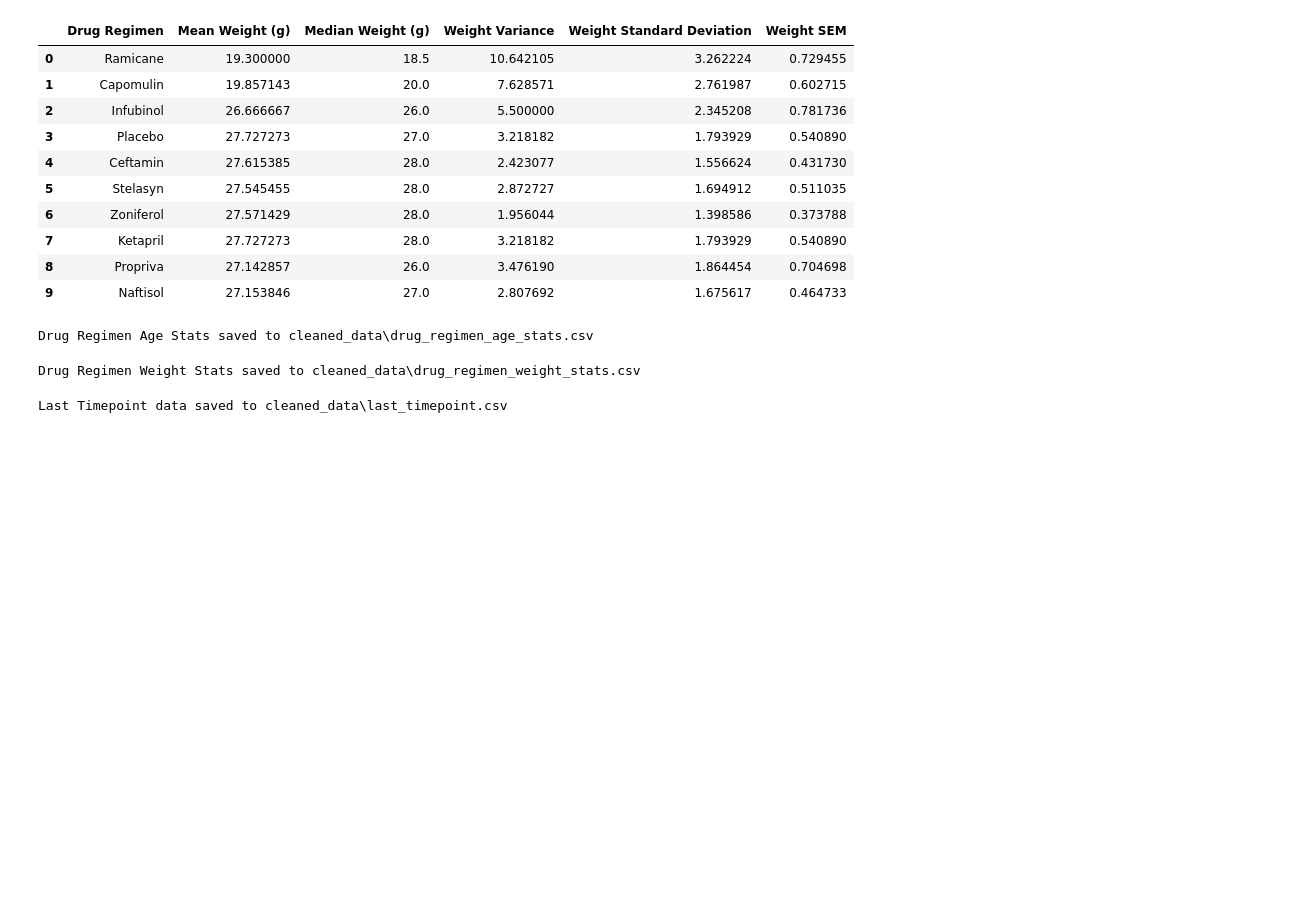
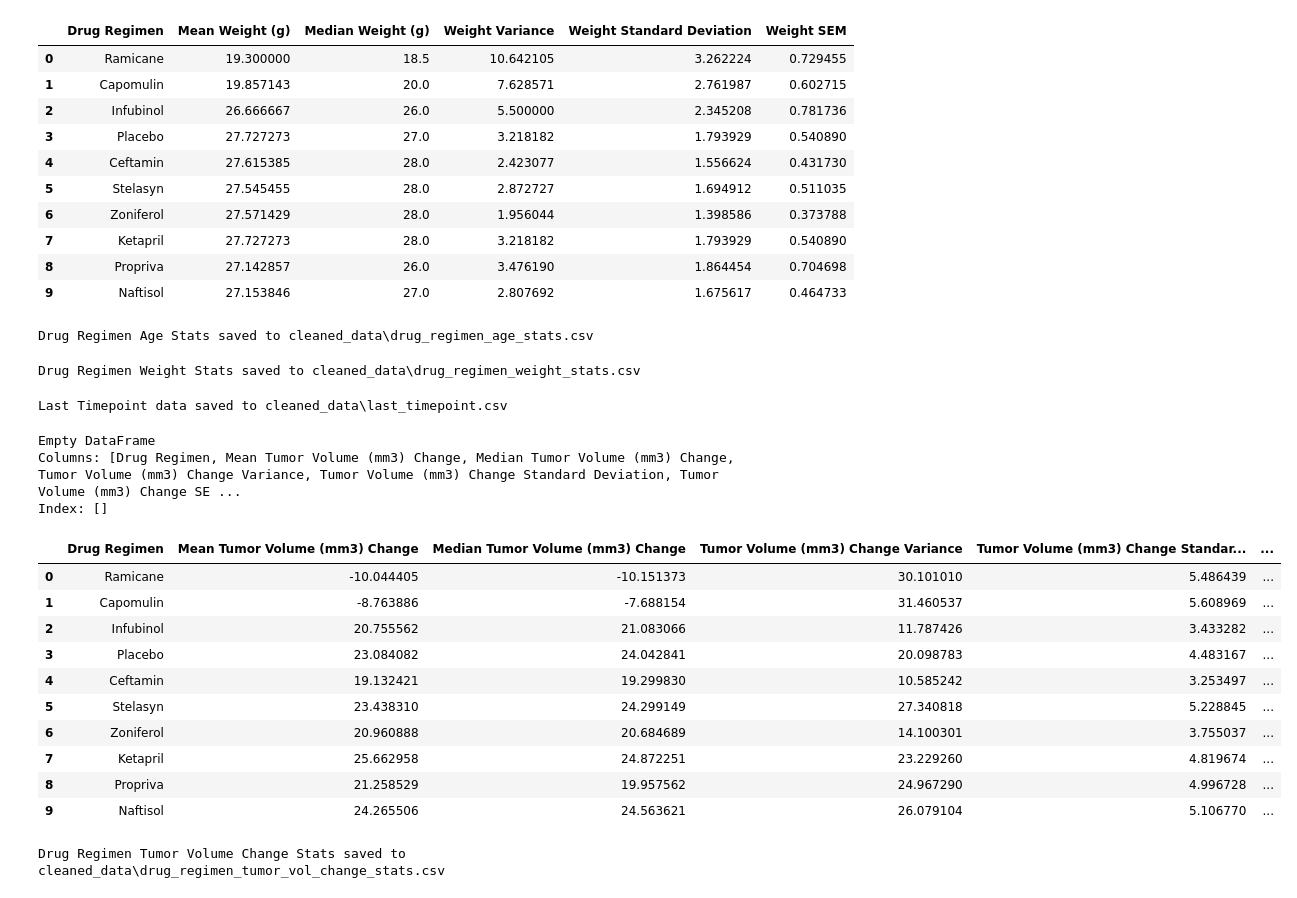
Before and after one commit to Jon-Pierson/pymaceuticals_capomulin_study, a Jupyter notebook: capomulin_data_analysis.ipynb, the cells around one changed output. Cells and saved outputs as stored; diff of their text form; code cells hidden in the pictures; blank space fills up the shorter version.

```diff
--- a/capomulin_data_analysis.ipynb
+++ b/capomulin_data_analysis.ipynb
@@ -412,3 +412,57 @@ last_timepoint.to_csv(last_timepoint_path, index=False)
 print(f"Last Timepoint data saved to {last_timepoint_path}")
 # %% [output]
 Last Timepoint data saved to cleaned_data\last_timepoint.csv
+# %%
+# Generate a summary statistics table of mean, median, variance, standard deviation, and SEM of the tumor change in volume for each drug regimen
+# Create a DataFrame to hold tumor volume change statistical analysis for each Drug Regimen: mean, median, variance, standard deviation, and SEM
+drug_regimen_tumor_volume_change_stats = pd.DataFrame(columns=["Drug Regimen", "Mean Tumor Volume (mm3) Change", "Median Tumor Volume (mm3) Change", "Tumor Volume (mm3) Change Variance", "Tumor Volume (mm3) Change Standard Deviation", "Tumor Volume (mm3) Change SEM"])
+print(drug_regimen_tumor_volume_change_stats)
+# %% [output]
+Empty DataFrame
+Columns: [Drug Regimen, Mean Tumor Volume (mm3) Change, Median Tumor Volume (mm3) Change, Tumor Volume (mm3) Change Variance, Tumor Volume (mm3) Change Standard Deviation, Tumor Volume (mm3) Change SE ...
+Index: []
+# %%
+tumor_vol_change_stats_list = []
+
+for drug in drug_regimens:
+    drug_data = last_timepoint[last_timepoint["Drug Regimen"] == drug]
+    mean_tumor_vol_change = drug_data["Tumor Volume (mm3) Change"].mean()
+    median_tumor_vol_change = drug_data["Tumor Volume (mm3) Change"].median()
+    tumor_vol_change_variance = drug_data["Tumor Volume (mm3) Change"].var()
+    tumor_vol_change_std_dev = drug_data["Tumor Volume (mm3) Change"].std()
+    tumor_vol_change_sem = drug_data["Tumor Volume (mm3) Change"].sem()
+
+    # Append the dictionary to the list
+    tumor_vol_change_stats_list.append({
+        "Drug Regimen": drug,
+        "Mean Tumor Volume (mm3) Change": mean_tumor_vol_change,
+        "Median Tumor Volume (mm3) Change": median_tumor_vol_change,
+        "Tumor Volume (mm3) Change Variance": tumor_vol_change_variance,
+        "Tumor Volume (mm3) Change Standard Deviation": tumor_vol_change_std_dev,
+        "Tumor Volume (mm3) Change SEM": tumor_vol_change_sem
+    })
+
+# Convert the list of dictionaries to a DataFrame
+drug_regimen_tumor_vol_change_stats = pd.DataFrame(tumor_vol_change_stats_list)
+
+# Display the DataFrame
+drug_regimen_tumor_vol_change_stats
+# %% [output]
+|  | Drug Regimen | Mean Tumor Volume (mm3) Change | Median Tumor Volume (mm3) Change | Tumor Volume (mm3) Change Variance | Tumor Volume (mm3) Change Standar... | ... |
+| 0 | Ramicane | -10.044405 | -10.151373 | 30.101010 | 5.486439 | ... |
+| 1 | Capomulin | -8.763886 | -7.688154 | 31.460537 | 5.608969 | ... |
+| 2 | Infubinol | 20.755562 | 21.083066 | 11.787426 | 3.433282 | ... |
+| 3 | Placebo | 23.084082 | 24.042841 | 20.098783 | 4.483167 | ... |
+| 4 | Ceftamin | 19.132421 | 19.299830 | 10.585242 | 3.253497 | ... |
+| 5 | Stelasyn | 23.438310 | 24.299149 | 27.340818 | 5.228845 | ... |
+| 6 | Zoniferol | 20.960888 | 20.684689 | 14.100301 | 3.755037 | ... |
+| 7 | Ketapril | 25.662958 | 24.872251 | 23.229260 | 4.819674 | ... |
+| 8 | Propriva | 21.258529 | 19.957562 | 24.967290 | 4.996728 | ... |
+| 9 | Naftisol | 24.265506 | 24.563621 | 26.079104 | 5.106770 | ... |
+# %%
+# Save the drug_regimen_tumor_vol_change_stats DataFrame to a new CSV file
+drug_regimen_tumor_vol_change_stats_path = os.path.join("cleaned_data", "drug_regimen_tumor_vol_change_stats.csv")
+drug_regimen_tumor_vol_change_stats.to_csv(drug_regimen_tumor_vol_change_stats_path, index=False)
+print(f"Drug Regimen Tumor Volume Change Stats saved to {drug_regimen_tumor_vol_change_stats_path}")
+# %% [output]
+Drug Regimen Tumor Volume Change Stats saved to cleaned_data\drug_regimen_tumor_vol_change_stats.csv
```
Also changed, not shown: parts of 5 cells of this notebook, 3 other files.
